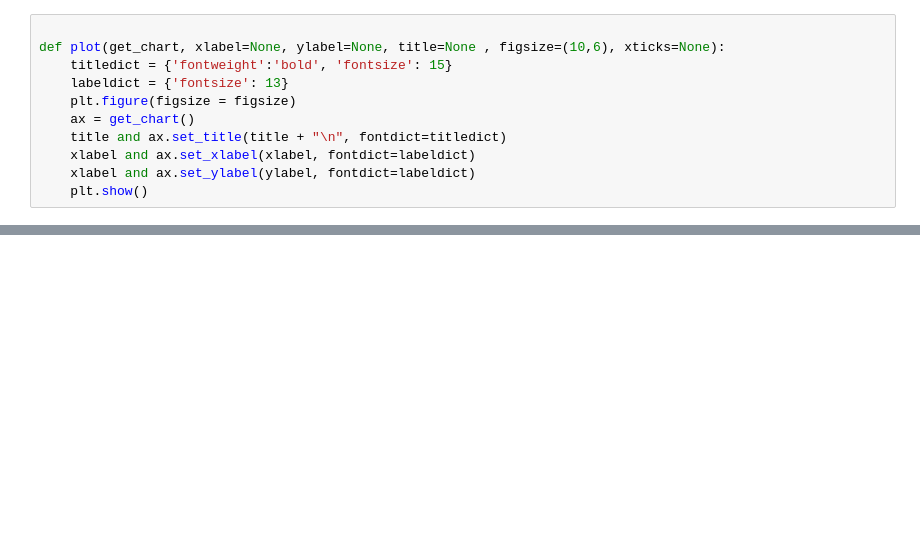
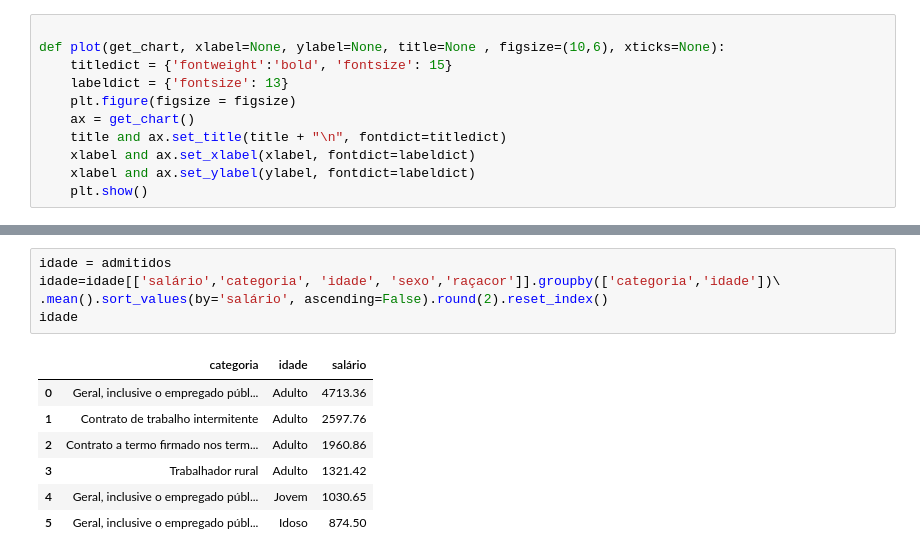
Before and after one commit to allineBrito/CAGED, a Jupyter notebook: caged outubro.ipynb, the cells around one changed output, grey strips where cells are left out. Drawn from its saved outputs; the diff is of its cells as text; blank space fills up the shorter version.

```diff
--- a/caged outubro.ipynb
+++ b/caged outubro.ipynb
@@ -412,0 +433,13 @@ plot(
+# %%
+idade = admitidos
+idade=idade[['salário','categoria', 'idade', 'sexo','raçacor']].groupby(['categoria','idade'])\
+.mean().sort_values(by='salário', ascending=False).round(2).reset_index()
+idade
+# %% [output]
+|  | categoria | idade | salário |
+| 0 | Geral, inclusive o empregado públ... | Adulto | 4713.36 |
+| 1 | Contrato de trabalho intermitente | Adulto | 2597.76 |
+| 2 | Contrato a termo firmado nos term... | Adulto | 1960.86 |
+| 3 | Trabalhador rural | Adulto | 1321.42 |
+| 4 | Geral, inclusive o empregado públ... | Jovem | 1030.65 |
+| 5 | Geral, inclusive o empregado públ... | Idoso | 874.50 |
```
Also changed, not shown: parts of 6 cells of this notebook.
